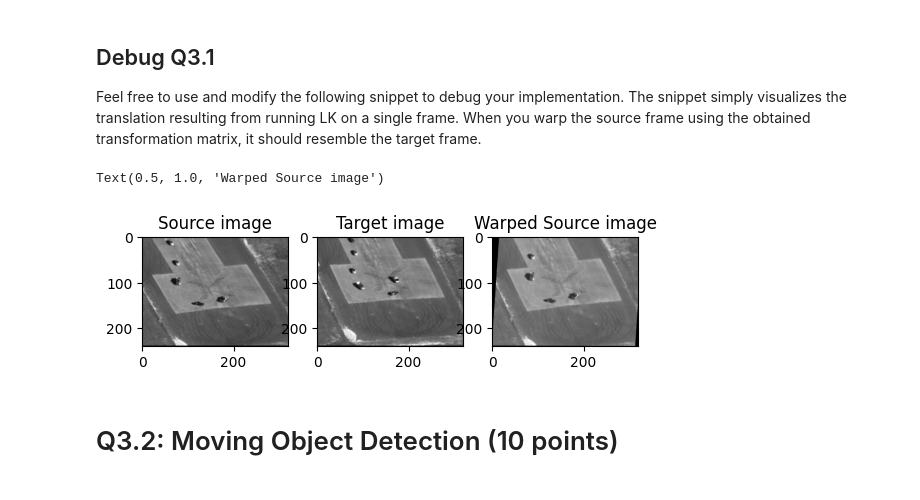
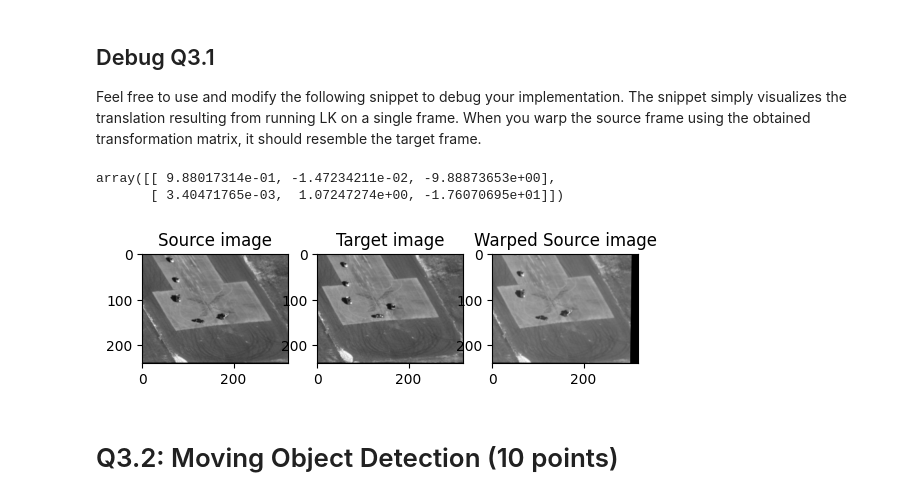
Before and after one commit to PAOK-2001/ComputerVision-16720, a Jupyter notebook: hw2/LucasKanadeAffine.ipynb, the cells around one changed output. Saved outputs shown, nothing was run; the diff lists cells and outputs as text; code cells hidden in the pictures.

```diff
--- a/hw2/LucasKanadeAffine.ipynb
+++ b/hw2/LucasKanadeAffine.ipynb
@@ -134,34 +133,34 @@ Feel free to use and modify the following snippet to debug your implementation.
 # %%
 import cv2
 
 num_iters = 100
 threshold = 0.01
 seq = np.load("data/aerialseq.npy")
 It = seq[:,:,0]
-# It1 = seq[:,:,10]
-It1 = seq[:,:,20]
-
+It1 = seq[:,:,10]
 
 # Source frame
 plt.figure()
 plt.subplot(1,3,1)
 plt.imshow(It, cmap='gray')
 plt.title('Source image')
 
 # Target frame
 plt.subplot(1,3,2)
 plt.imshow(It1, cmap='gray')
 plt.title('Target image')
 
 # Warped source frame
 M = LucasKanadeAffine(It, It1, threshold, num_iters)
 warped_It = cv2.warpAffine(It, M,(It.shape[1],It.shape[0]))
 plt.subplot(1,3,3)
 plt.imshow(warped_It, cmap='gray')
 plt.title('Warped Source image')
+M
 # %% [output]
-Text(0.5, 1.0, 'Warped Source image')
+array([[ 9.88017314e-01, -1.47234211e-02, -9.88873653e+00],
+       [ 3.40471765e-03,  1.07247274e+00, -1.76070695e+01]])
-[figure, old version]
+[figure, new version]
 # %% [markdown]
 # Q3.2: Moving Object Detection (10 points)
 # %%
```
Also changed, not shown: parts of 6 cells of this notebook, 1 other file.
